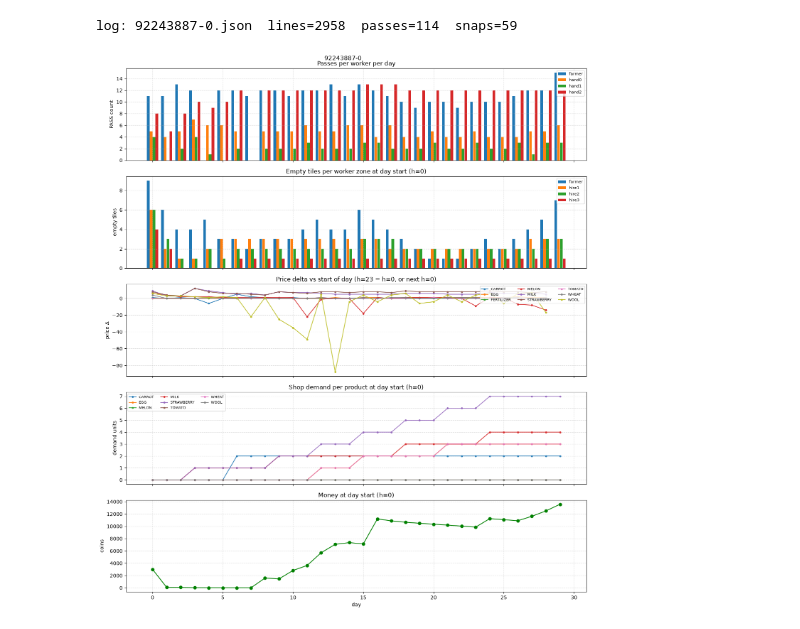
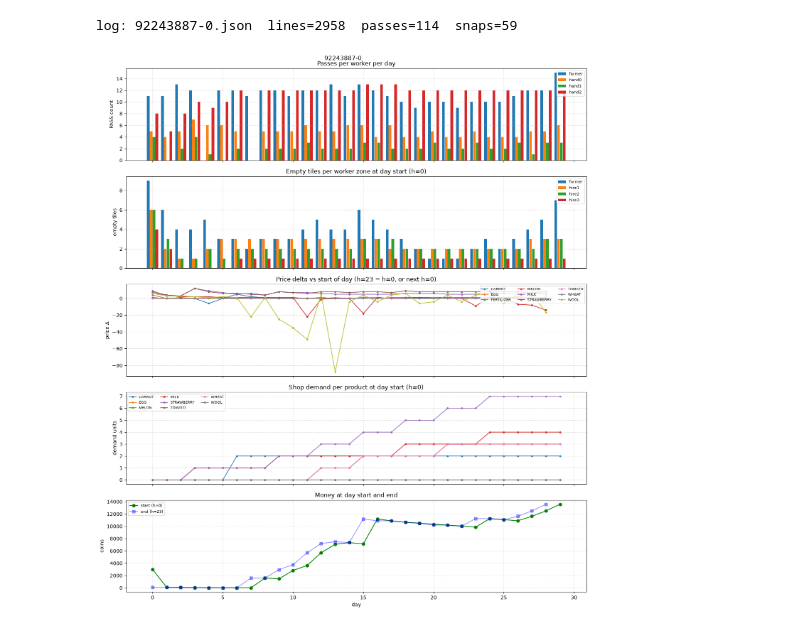
Before and after one commit to vlainic/kaggriculture, a Jupyter notebook: experiments/live_analysis.ipynb, the cells around one changed output. Drawn from its saved outputs; the diff is of its cells as text; code cells hidden in the pictures.

```diff
--- a/experiments/live_analysis.ipynb
+++ b/experiments/live_analysis.ipynb
@@ -236,35 +236,41 @@ def plot_live_analysis(passes: pd.DataFrame, snaps: pd.DataFrame) -> None:
         for col in demand_columns:
             product = col.removeprefix(DEMAND_PREFIX)
             values = series_by_day(day_snaps, col, fill=0)
             ax3.plot(DAYS, values.values, marker=".", label=product, alpha=0.85)
         ax3.legend(loc="upper left", fontsize=7, ncol=3)
         ax3.set_ylabel("demand units")
     ax3.set_title("Shop demand per product at day start (h=0)")
 
     ax4 = axes[4]
-    if day_snaps.empty:
+    end_snaps = snaps[snaps["hour"] == 23] if not snaps.empty else pd.DataFrame()
+    if day_snaps.empty and end_snaps.empty:
         ax4.text(
             0.5,
             0.5,
             "No [snap] money data",
             ha="center",
             va="center",
             transform=ax4.transAxes,
         )
     else:
-        money = series_by_day(day_snaps, "money", fill=float("nan"))
-        ax4.plot(DAYS, money.values, marker="o", color="green")
+        if not day_snaps.empty:
+            money_start = series_by_day(day_snaps, "money", fill=float("nan"))
+            ax4.plot(DAYS, money_start.values, marker="o", color="green", label="start (h=0)", alpha=1.0)
+        if not end_snaps.empty:
+            money_end = series_by_day(end_snaps, "money", fill=float("nan"))
+            ax4.plot(DAYS, money_end.values, marker="s", color="blue", label="end (h=23)", alpha=0.4)
+        ax4.legend(loc="upper left", fontsize=8)
         ax4.set_ylabel("coins")
-    ax4.set_title("Money at day start (h=0)")
+    ax4.set_title("Money at day start and end")
     ax4.set_xlabel("day")
 
     for ax in axes:
         ax.grid(True, linestyle="--", alpha=0.4)
 
     plt.tight_layout()
     plt.show()
 
 
 plot_live_analysis(passes_df, snaps_df)
 # %% [output]
-[figure, old version]
+[figure, new version]
```
Also changed, not shown: 3 other files.
